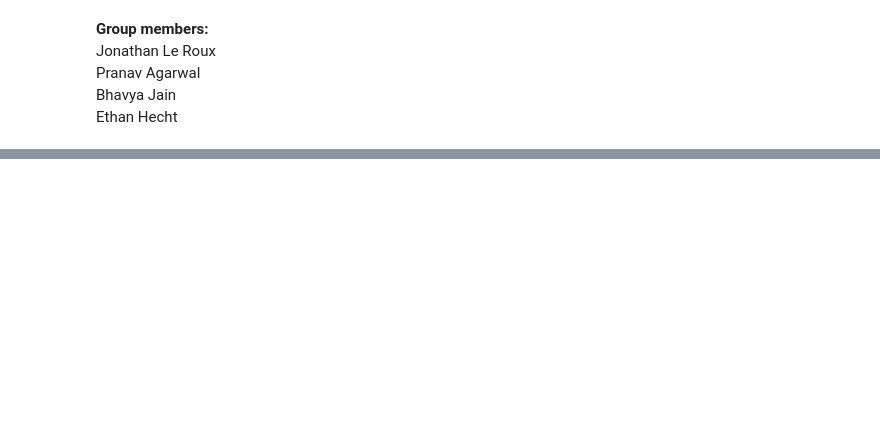
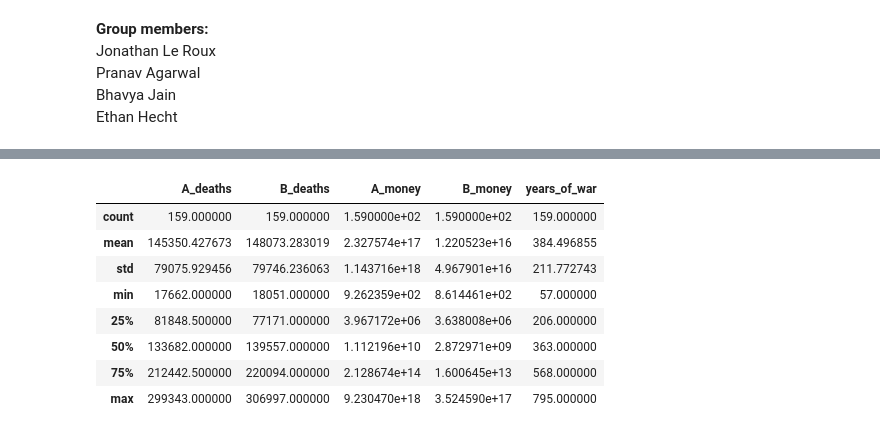
Before and after one commit to BlurSure/cmse202-project-group3, a Jupyter notebook: War-modelling-Playaround.ipynb, the cells around one changed output, grey strips where cells are left out. Saved outputs shown, nothing was run; the diff lists cells and outputs as text; code cells hidden in the pictures; blank space fills up the shorter version.

```diff
--- a/War-modelling-Playaround.ipynb
+++ b/War-modelling-Playaround.ipynb
@@ -421 +497,56 @@ War(Country1,Country2)
+# %%
+"""
+This functions will run a number of simulations on the data that we provide it so that we can get an appoximate win %
+of the factors at play. We can then use the functions later on that are built off of these to customize the territories since
+we do not have text files with specific values
+
+"""
+def run_sims(num_sims):
+
+    CountryA_death_array = np.zeros(num_sims)
+    CountryB_death_array = np.zeros(num_sims)
+    CountryA_money_array = np.zeros(num_sims)
+    CountryB_money_array = np.zeros(num_sims)
+    years_of_war = np.zeros(num_sims)
+    winner_of_war = []
+
+    for i in range(num_sims):
+        Country1, Country2 = take_in_data("Territory data.csv",1000,1000)
+        years_of_war[i] = War_no_vis(Country1,Country2)
+        CountryA_death_array[i] = (Country1.deaths)
+        CountryB_death_array[i] = (Country2.deaths)
+        CountryA_money_array[i] = Country1.money
+        CountryB_money_array[i] = Country2.money
+
+        if len(Country1.territory_list) != 0 :
+            winner_of_war.append(Country1.name)
+        else:
+            winner_of_war.append(Country2.name)
+
+    data={"A_deaths":CountryA_death_array,
+          "B_deaths": CountryB_death_array,
+          "A_money": CountryA_money_array,
+          "B_money" : CountryB_money_array,
+          "years_of_war" :years_of_war,
+          "winner": winner_of_war}
+
+    df = pd.DataFrame(data)
+    return df
+# %%
+#run simulations for 1000 times
+df = run_sims(200)
+#theres a chance that nobody wins so we remove this case
+df = df[df["years_of_war"]!= 800]
+# %%
+df.describe()
+# %% [output]
+|  | A_deaths | B_deaths | A_money | B_money | years_of_war |
+| count | 159.000000 | 159.000000 | 1.590000e+02 | 1.590000e+02 | 159.000000 |
+| mean | 145350.427673 | 148073.283019 | 2.327574e+17 | 1.220523e+16 | 384.496855 |
+| std | 79075.929456 | 79746.236063 | 1.143716e+18 | 4.967901e+16 | 211.772743 |
+| min | 17662.000000 | 18051.000000 | 9.262359e+02 | 8.614461e+02 | 57.000000 |
+| 25% | 81848.500000 | 77171.000000 | 3.967172e+06 | 3.638008e+06 | 206.000000 |
+| 50% | 133682.000000 | 139557.000000 | 1.112196e+10 | 2.872971e+09 | 363.000000 |
+| 75% | 212442.500000 | 220094.000000 | 2.128674e+14 | 1.600645e+13 | 568.000000 |
+| max | 299343.000000 | 306997.000000 | 9.230470e+18 | 3.524590e+17 | 795.000000 |
 # %%
```
Also changed, not shown: parts of 19 cells of this notebook, 2 other files.
